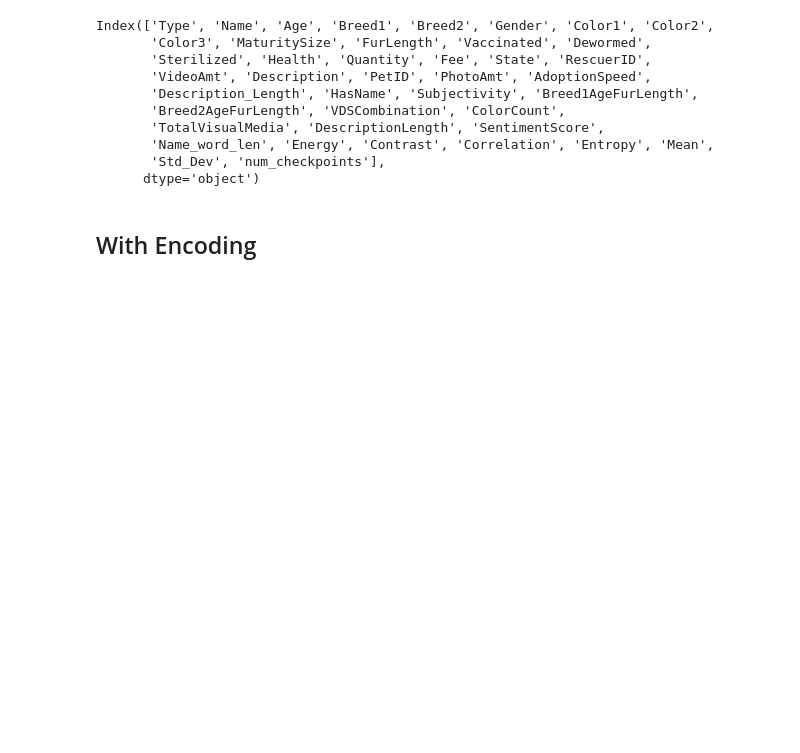
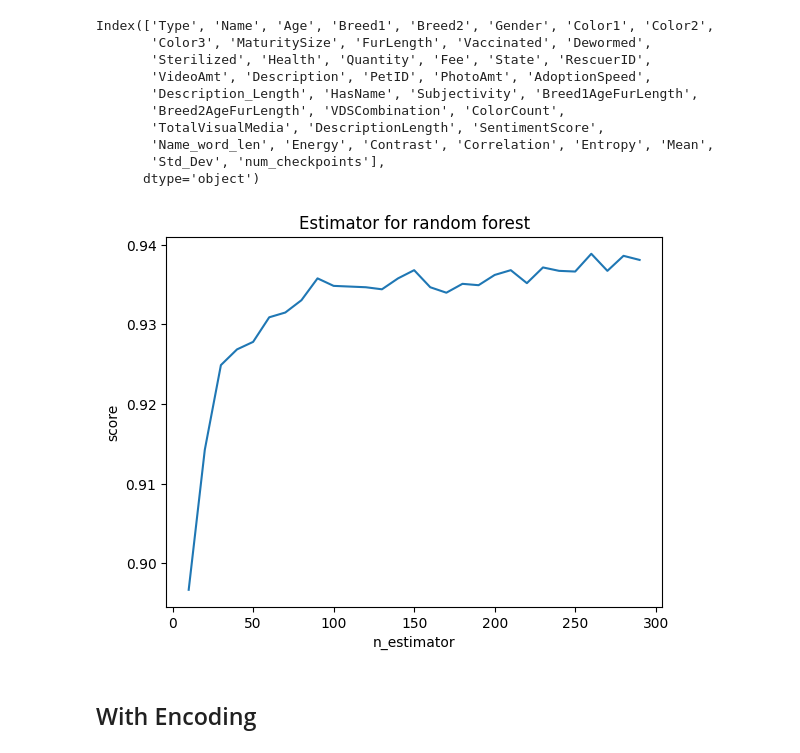
Before and after one commit to wyieborn/Pet-Finder-Adoption, a Jupyter notebook: FinalNotebook/Final - MultiClassification - Part 2.ipynb, the cells around one changed output. Cells and saved outputs as stored; diff of their text form; code cells hidden in the pictures; blank space fills up the shorter version.

```diff
--- a/FinalNotebook/Final - MultiClassification - Part 2.ipynb
+++ b/FinalNotebook/Final - MultiClassification - Part 2.ipynb
@@ -347,6 +348,32 @@ Index(['Type', 'Name', 'Age', 'Breed1', 'Breed2', 'Gender', 'Color1', 'Color2',
        'Name_word_len', 'Energy', 'Contrast', 'Correlation', 'Entropy', 'Mean',
        'Std_Dev', 'num_checkpoints'],
       dtype='object')
+# %%
+def get_estimators(train):
+    cols_to_drop = ['PetID', 'AdoptionSpeed','Description','Name','RescuerID']
+    X = train.drop(cols_to_drop, axis=1)
+    y = train['AdoptionSpeed']
+    Xtrain, Xtest, ytrain, ytest = train_test_split(X, y, test_size=0.2, random_state=42)
+    # Set the number of jobs to run in parallel. -1 means using all processors
+    model = RandomForestClassifier(n_jobs=-1)
+
+    # intializing estimators
+    estimators = np.arange(10, 300, 10)
+    scores = []
+    for n in estimators:
+        model.set_params(n_estimators=n)
+        model.fit(Xtrain, ytrain)
+        scores.append(model.score(Xtest, ytest))
+
+    #plotting the graph
+    plt.title("Estimator for random forest")
+    plt.xlabel("n_estimator")
+    plt.ylabel("score")
+    plt.plot(estimators, scores)
+
+get_estimators(train)
+# %% [output]
+[figure, added]
 # %% [markdown]
 
 ## With Encoding
```
Also changed, not shown: parts of 16 cells of this notebook, 2 other files.
